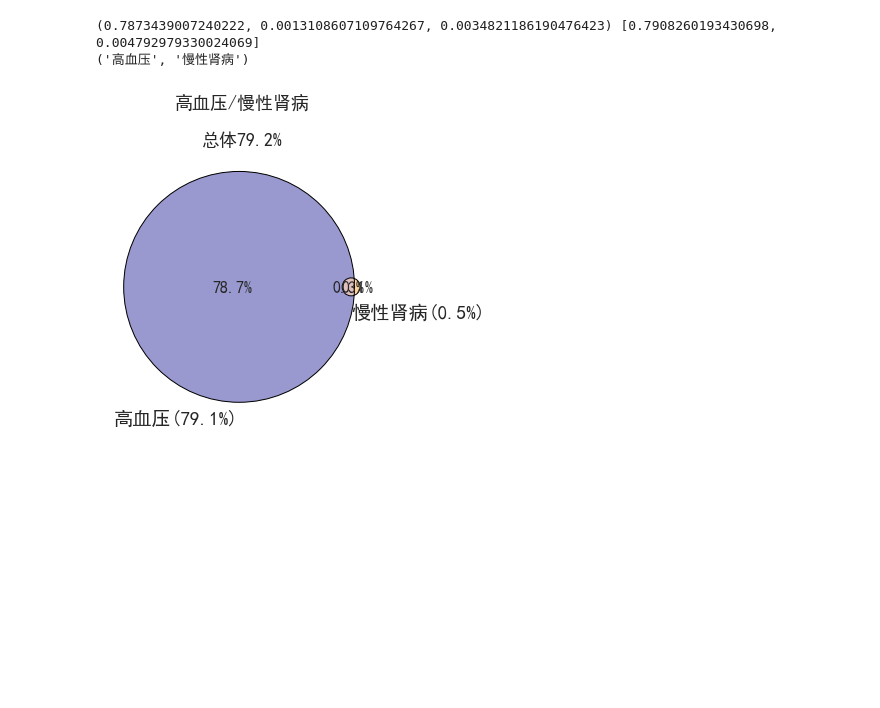
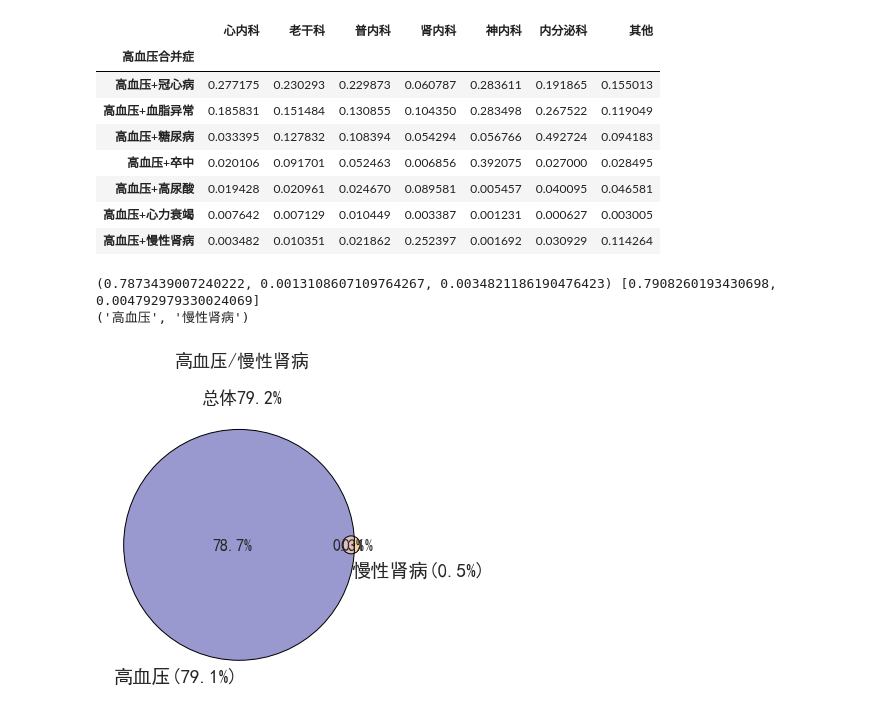
Before and after one commit to ccpic/MultiLabelClassifier, a Jupyter notebook: analysis.ipynb, the cells around one changed output. Drawn from its saved outputs; the diff is of its cells as text; code cells hidden in the pictures; blank space fills up the shorter version.

```diff
--- a/analysis.ipynb
+++ b/analysis.ipynb
@@ -13,3 +11,15 @@ r.get_undup_cbns().to_clipboard()
+# %%
+r.get_union(groupby="关注科室", len_set=2, labels_in=["高血压"])
+# %% [output]
+|  | 心内科 | 老干科 | 普内科 | 肾内科 | 神内科 | 内分泌科 | 其他 |
+| 高血压合并症 |  |  |  |  |  |  |  |
+| 高血压+冠心病 | 0.277175 | 0.230293 | 0.229873 | 0.060787 | 0.283611 | 0.191865 | 0.155013 |
+| 高血压+血脂异常 | 0.185831 | 0.151484 | 0.130855 | 0.104350 | 0.283498 | 0.267522 | 0.119049 |
+| 高血压+糖尿病 | 0.033395 | 0.127832 | 0.108394 | 0.054294 | 0.056766 | 0.492724 | 0.094183 |
+| 高血压+卒中 | 0.020106 | 0.091701 | 0.052463 | 0.006856 | 0.392075 | 0.027000 | 0.028495 |
+| 高血压+高尿酸 | 0.019428 | 0.020961 | 0.024670 | 0.089581 | 0.005457 | 0.040095 | 0.046581 |
+| 高血压+心力衰竭 | 0.007642 | 0.007129 | 0.010449 | 0.003387 | 0.001231 | 0.000627 | 0.003005 |
+| 高血压+慢性肾病 | 0.003482 | 0.010351 | 0.021862 | 0.252397 | 0.001692 | 0.030929 | 0.114264 |
 # %%
 r.get_undup_cbns_groupby("关注科室").to_clipboard()
 # %%
```
Also changed, not shown: parts of 4 cells of this notebook, 1 other file.
